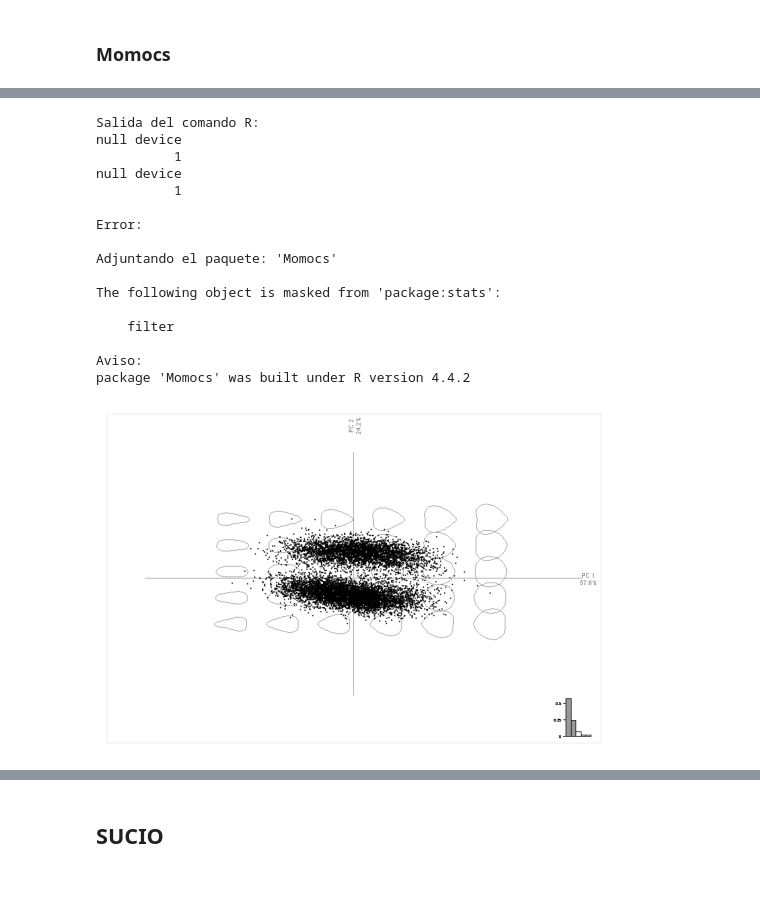
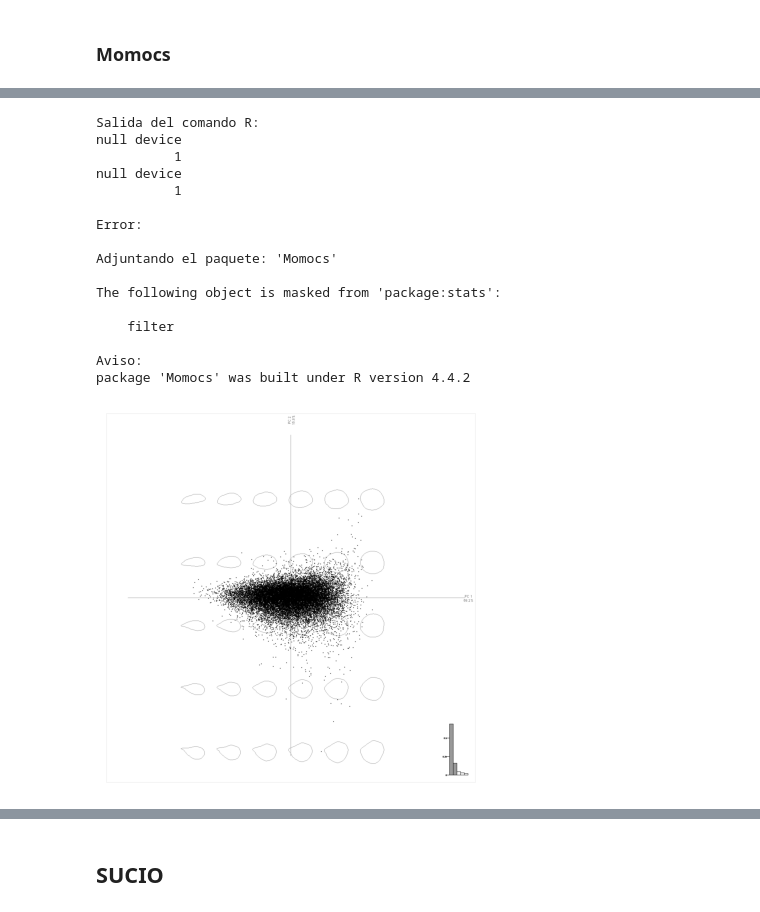
Before and after one commit to jorgemasgomez/almondcv2, a Jupyter notebook: main_processing.ipynb, the cells around one changed output, grey strips where cells are left out. Cells and saved outputs as stored; diff of their text form; code cells hidden in the pictures; blank space fills up the shorter version.

```diff
--- a/main_processing.ipynb
+++ b/main_processing.ipynb
@@ -314,7 +450,10 @@ seed_object.measure_almonds()
 # %% [markdown]
 ## Morphometrics
 # %%
-# input_masks=r"C:\Users\Pheno\Documents\database_almondcv2\Results_Seed_2022_10122024_watershed\binary_masks"
-input_masks=r"C:\Users\Pheno\Downloads\Images (1)\Images\ReSized"
+
+input_masks=r"C:\Users\Pheno\Documents\database_almondcv2\BACKUPS_Resultados_postnavidad\clean\Binary_masks_shell"
+working_directory=r"C:\Users\Pheno\Documents\database_almondcv2\MORPHOMETRICS"
+# input_masks=r"C:\Users\Pheno\Documents\database_almondcv2\pruebas_binary"
+# input_masks=r"C:\Users\Pheno\Downloads\Images (1)\Images\ReSized"
 
 # info_data_masks=r"C:\Users\Pheno\Documents\database_almondcv2\Results_Shell_2022_09122024_watershed\binary_masks_info_table.txt"
@@ -333,25 +542,25 @@ exploratory_morphometrics_r(info_data="", grouping_factor="", directorio_input=i
 # %%
 ruta=os.path.join(working_directory,"exploratory_plots","outlines_objects.rds")
 run_efourier_pca_morphometrics_r(ruta_outline_objects=ruta, nharmonics=10, output_directory=working_directory,
-                                  show=True, normalize="TRUE")
+                                  show=True, normalize="False", img_height_pca=1000, img_width_pca=1000)
 # %% [output]
 Salida del comando R:
 null device
           1
 null device
           1
 
 Error:
 
 Adjuntando el paquete: 'Momocs'
 
 The following object is masked from 'package:stats':
 
     filter
 
 Aviso:
 package 'Momocs' was built under R version 4.4.2
-[figure, old version]
+[figure, new version]
 # %%
 ruta=os.path.join(working_directory,"efourier_results","pca_fourier.rds")
 # run_plot_pca_morphometrics_r(ruta_pca_objects=ruta, output_directory=working_directory, grouping_factor="ID", chull_layer="TRUE", chullfilled_layer="TRUE")
```
Also changed, not shown: parts of 32 cells of this notebook, 8 other files.
